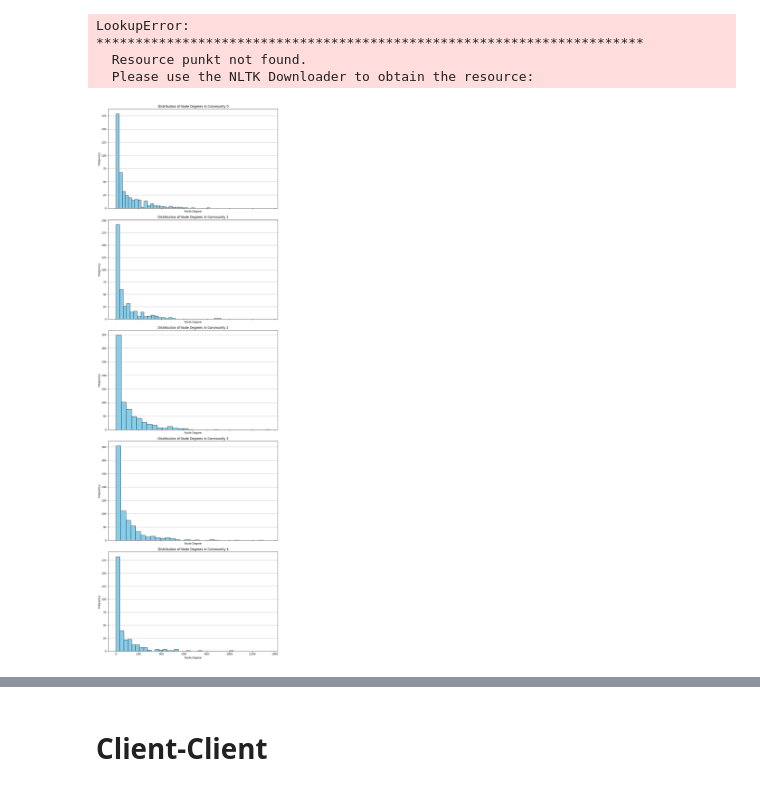
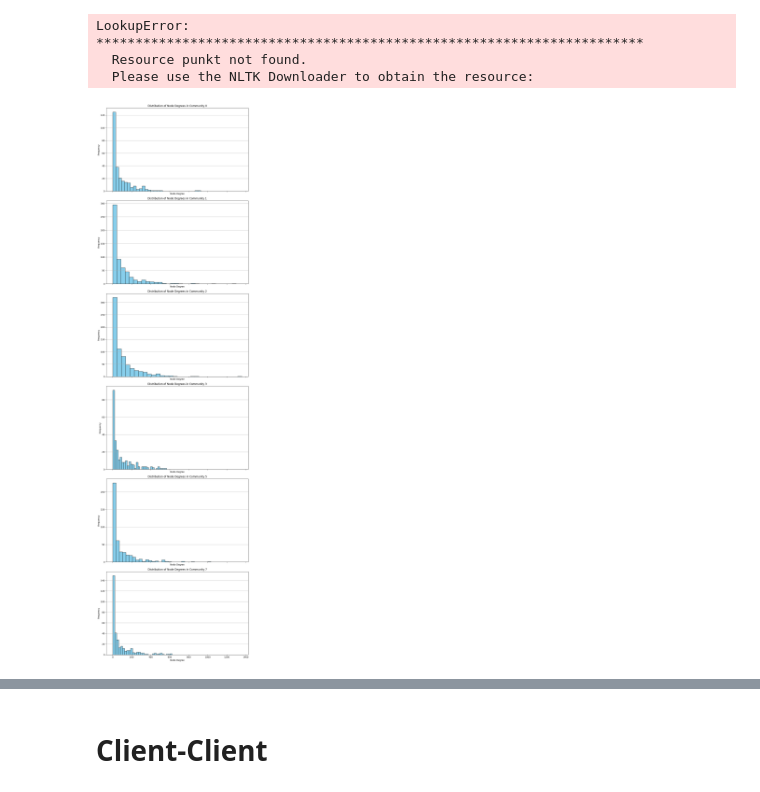
Before and after one commit to DEISI-ULHT-TFC-2023-24/TFC-DEISEI64-E-Commerce, a Jupyter notebook: Community Analysis.ipynb, the cells around one changed output, grey strips where cells are left out. Drawn from its saved outputs; the diff is of its cells as text; code cells hidden in the pictures.

```diff
--- a/Community Analysis.ipynb
+++ b/Community Analysis.ipynb
@@ -87,26 +87,26 @@ LookupError:
   Please use the NLTK Downloader to obtain the resource:
 # %%
 # Define the community IDs you want to include
-community_ids = [0, 1, 2, 3, 4]
+community_ids = [0, 1, 2, 3, 5, 7]
 
 # Create subplots for each community
 fig, axs = plt.subplots(len(community_ids), figsize=(10, 6*len(community_ids)), sharex=True)
 
 # Iterate over each community ID and plot histogram
 for i, community_id in enumerate(community_ids):
     # Filter data for the current community ID
     community_data = table_product[table_product['modularity_class'] == community_id]
     # Plot histogram for node degrees
     axs[i].hist(community_data['Degree'], bins=30, color='skyblue', edgecolor='black')
     axs[i].set_title(f'Distribution of Node Degrees in Community {community_id}')
     axs[i].set_xlabel('Node Degree')
     axs[i].set_ylabel('Frequency')
     axs[i].grid(axis='y')
 
 plt.tight_layout()
 plt.show()
 # %% [output]
-[figure, old version]
+[figure, new version]
 # %%
 # Drop duplicates from dataset_retail based on the 'StockCode' column
 dataset_retail_unique = dataset_retail.drop_duplicates(subset=['StockCode'])
```
Also changed, not shown: parts of 3 cells of this notebook, 1 other file.
